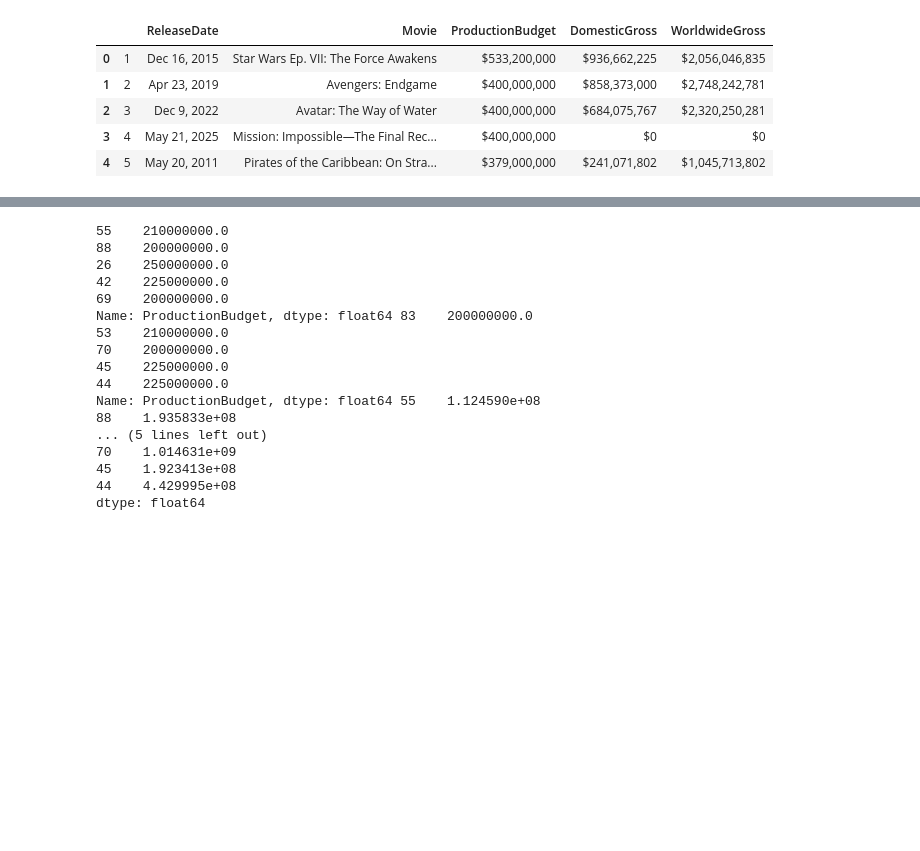
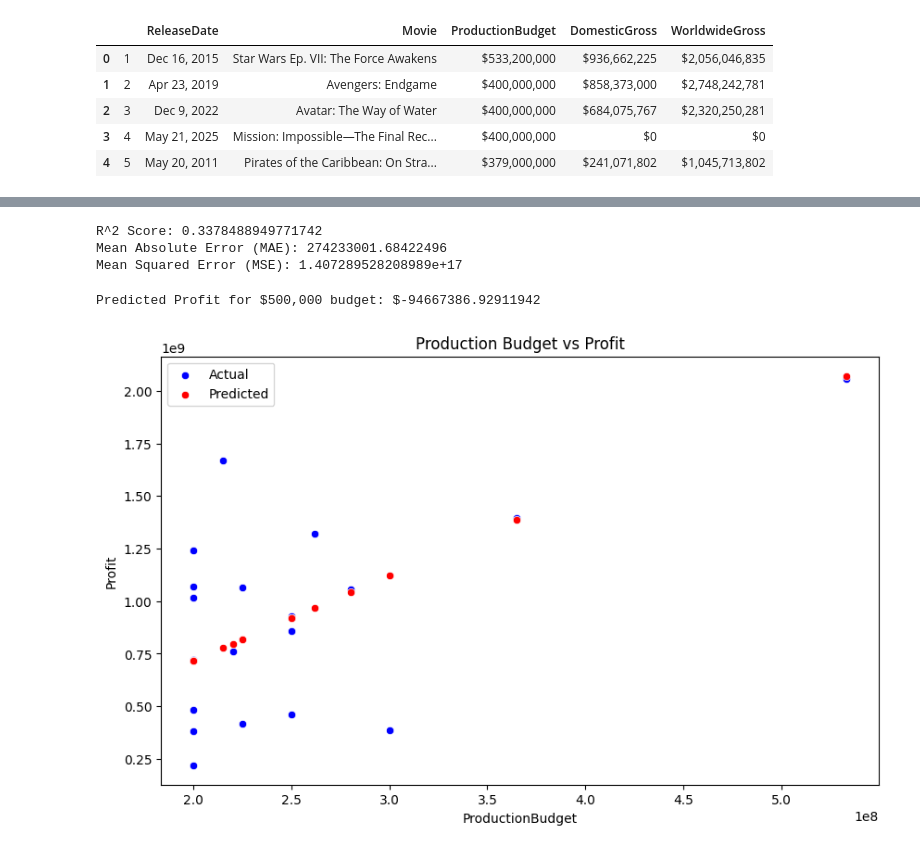
Before and after one commit to Vastro-lorde/3mtt-ai-ml-mini-projects, a Jupyter notebook: assignment/movie_budget_prediction_linear_regretion.ipynb, the cells around one changed output, grey strips where cells are left out. Cells and saved outputs as stored; diff of their text form; code cells hidden in the pictures; blank space fills up the shorter version.

```diff
--- a/assignment/movie_budget_prediction_linear_regretion.ipynb
+++ b/assignment/movie_budget_prediction_linear_regretion.ipynb
@@ -67,27 +62,12 @@ Name: WorldwideGross, Length: 100, dtype: float64
+# %%
+#Remove rows with 0 values.
+df = df[(df[budget_column] > 0) & (df[gross_column] > 0)]
+
+# Calculate Profit
+df.loc[:, 'Profit'] = df[gross_column] - df[budget_column]
 # %%
-# Step 7: Define X and Y
-X = production_budget # Feature
-y = profit  # Target
+# Model Building and Evaluation
+X = df[[budget_column]]
+y = df[gross_column]
 
-# Step 8: Split into Training and Test Sets
 X_train, X_test, y_train, y_test = train_test_split(X, y, test_size=0.2, random_state=42)
-
-print(X_train.head(), X_test.head(), y_train.head(), y_test.head())
-# %% [output]
-55    210000000.0
-88    200000000.0
-26    250000000.0
-42    225000000.0
-69    200000000.0
-Name: ProductionBudget, dtype: float64 83    200000000.0
-53    210000000.0
-70    200000000.0
-45    225000000.0
-44    225000000.0
-Name: ProductionBudget, dtype: float64 55    1.124590e+08
-88    1.935833e+08
-... (5 lines left out)
-70    1.014631e+09
-45    1.923413e+08
-44    4.429995e+08
-dtype: float64
@@ -94,26 +79,31 @@ dtype: float64
+# %%
+
+mse = mean_squared_error(y_test, y_pred)
+mae = mean_absolute_error(y_test, y_pred)
+r2 = r2_score(y_test, y_pred)
+print(f"R^2 Score: {r2}")
+print(f"Mean Absolute Error (MAE): {mae}")
+print(f"Mean Squared Error (MSE): {mse}")
+# %% [output]
+R^2 Score: 0.3378488949771742
+Mean Absolute Error (MAE): 274233001.68422496
+Mean Squared Error (MSE): 1.407289528208989e+17
 # %%
-# Step 9: Train Linear Regression Model
-model = LinearRegression()
-model.fit(X_train, y_train)
-
-# Step 10: Evaluate Model
-y_pred = model.predict(X_test)
-mae = mean_absolute_error(y_test, y_pred)
-mse = mean_squared_error(y_test, y_pred)
-print(f"Mean Absolute Error (MAE): {mae}")
-print(f"Mean Squared Error (MSE): {mse}")
 
 # Step 11: Predict Profit for a $500,000 Budget
 budget = np.array([[500000]])
 predicted_profit = model.predict(budget)[0]
-print(f"Predicted Profit for $500,000 budget: ${predicted_profit:,.2f}")
+print(f"Predicted Profit for $500,000 budget: ${predicted_profit}")
 
 # Step 12: Visualization
 plt.figure(figsize=(10, 6))
-sns.scatterplot(x=X_test["Production Budget"], y=y_test, label="Actual", color="blue")
-sns.scatterplot(x=X_test["Production Budget"], y=y_pred, label="Predicted", color="red")
-plt.xlabel("Production Budget")
+sns.scatterplot(x=X_test[budget_column], y=y_test, label="Actual", color="blue")
+sns.scatterplot(x=X_test[budget_column], y=y_pred, label="Predicted", color="red")
+plt.xlabel(budget_column)
 plt.ylabel("Profit")
 plt.title("Production Budget vs Profit")
 plt.legend()
 plt.show()
+# %% [output]
+Predicted Profit for $500,000 budget: $-94667386.92911942
+[figure, added]
```
Also changed, not shown: parts of 6 cells of this notebook, 12 other files.
